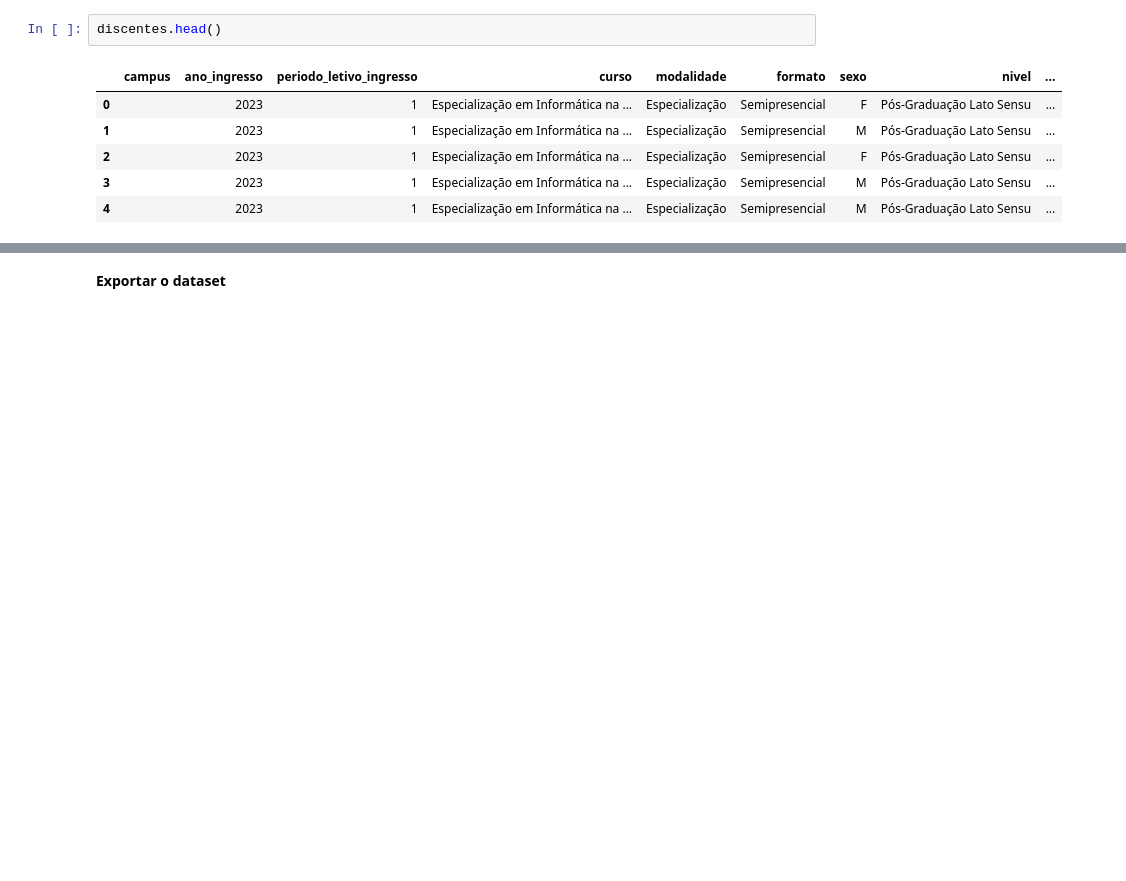
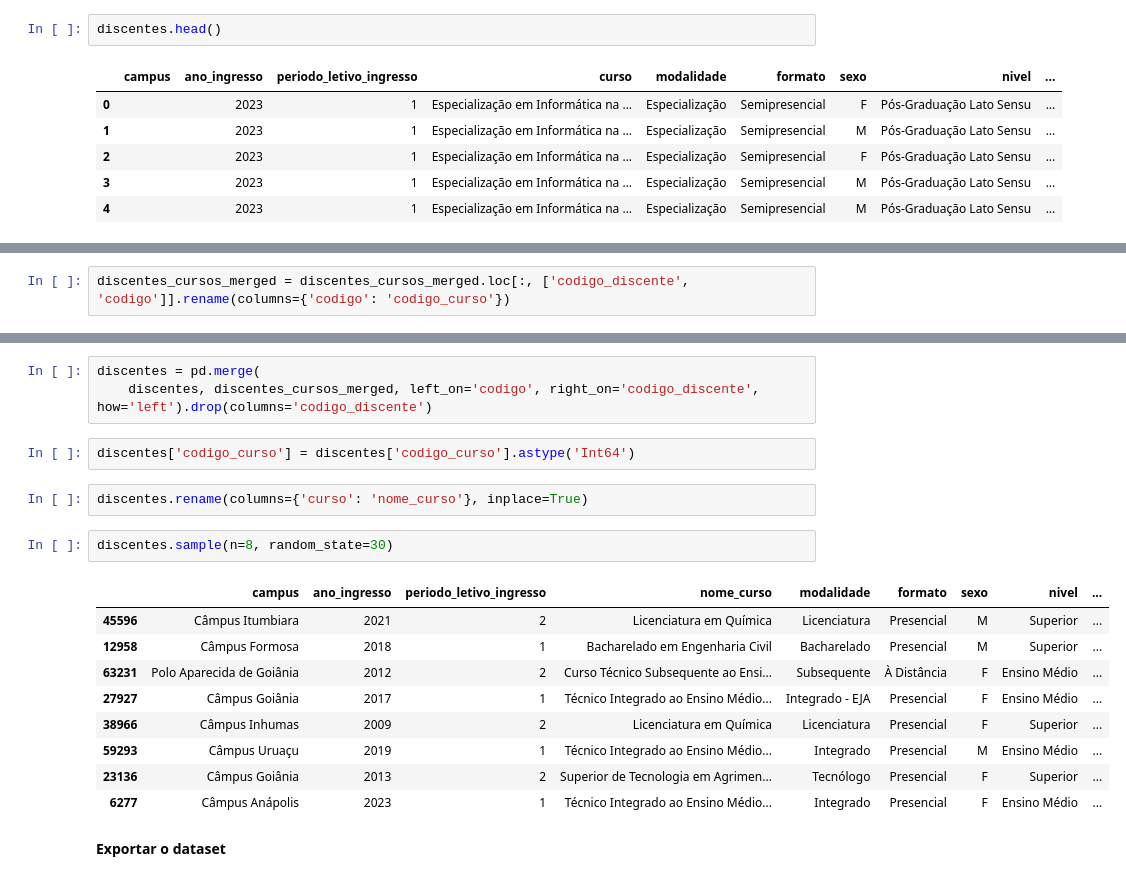
Before and after one commit to marcelsby/tcc-ifg-kg, a Jupyter notebook: notebooks/dados_abertos/Preprocessing Discentes.ipynb, the cells around one changed output, grey strips where cells are left out. Cells and saved outputs as stored; diff of their text form; blank space fills up the shorter version.

Commit message:
feat: tratamento e inserção do dataset de discentes

```diff
--- a/notebooks/dados_abertos/Preprocessing Discentes.ipynb
+++ b/notebooks/dados_abertos/Preprocessing Discentes.ipynb
@@ -149,0 +205,2 @@ discentes.head()
+# %%
+discentes_cursos_merged = discentes_cursos_merged.loc[:, ['codigo_discente', 'codigo']].rename(columns={'codigo': 'codigo_curso'})
@@ -150,3 +226,22 @@ discentes.head()
+# %%
+discentes = pd.merge(
+    discentes, discentes_cursos_merged, left_on='codigo', right_on='codigo_discente', how='left').drop(columns='codigo_discente')
+# %%
+discentes['codigo_curso'] = discentes['codigo_curso'].astype('Int64')
+# %%
+discentes.rename(columns={'curso': 'nome_curso'}, inplace=True)
+# %%
+discentes.sample(n=8, random_state=30)
+# %% [output]
+|  | campus | ano_ingresso | periodo_letivo_ingresso | nome_curso | modalidade | formato | sexo | nivel | ... |
+| 45596 | Câmpus Itumbiara | 2021 | 2 | Licenciatura em Química | Licenciatura | Presencial | M | Superior | ... |
+| 12958 | Câmpus Formosa | 2018 | 1 | Bacharelado em Engenharia Civil | Bacharelado | Presencial | M | Superior | ... |
+| 63231 | Polo Aparecida de Goiânia | 2012 | 2 | Curso Técnico Subsequente ao Ensi... | Subsequente | À Distância | F | Ensino Médio | ... |
+| 27927 | Câmpus Goiânia | 2017 | 1 | Técnico Integrado ao Ensino Médio... | Integrado - EJA | Presencial | F | Ensino Médio | ... |
+| 38966 | Câmpus Inhumas | 2009 | 2 | Licenciatura em Química | Licenciatura | Presencial | F | Superior | ... |
+| 59293 | Câmpus Uruaçu | 2019 | 1 | Técnico Integrado ao Ensino Médio... | Integrado | Presencial | M | Ensino Médio | ... |
+| 23136 | Câmpus Goiânia | 2013 | 2 | Superior de Tecnologia em Agrimen... | Tecnólogo | Presencial | F | Superior | ... |
+| 6277 | Câmpus Anápolis | 2023 | 1 | Técnico Integrado ao Ensino Médio... | Integrado | Presencial | F | Ensino Médio | ... |
 # %% [markdown]
 **Exportar o dataset**
 # %%
```
Also changed, not shown: parts of 9 cells of this notebook, 2 other files.
